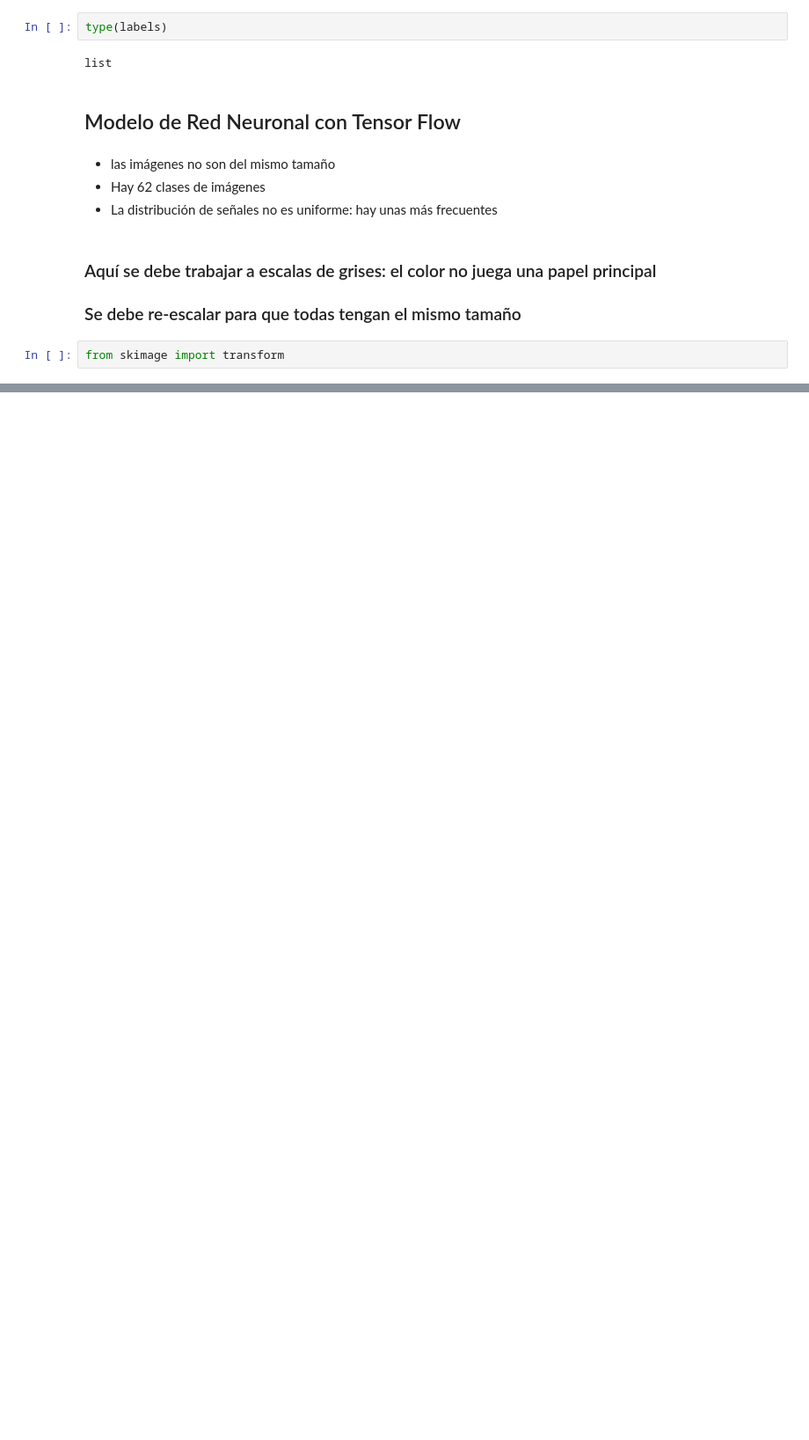
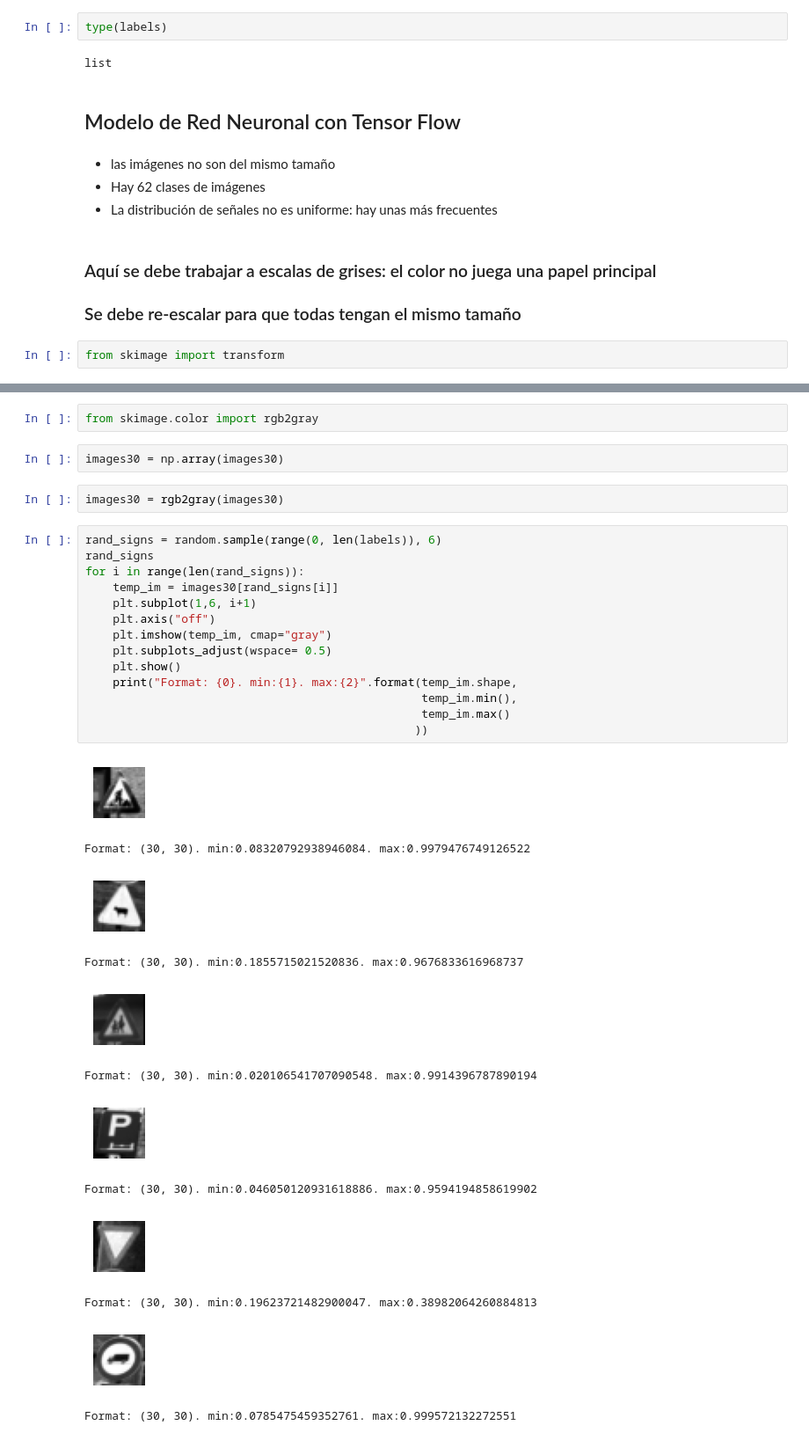
Before and after one commit to Chefi/python-ml-course, a Jupyter notebook: notebooks/Introduccion a Tensor Flow Mi Notebook.ipynb, the cells around one changed output, grey strips where cells are left out. Shown at 88% size. Drawn from its saved outputs; the diff is of its cells as text; blank space fills up the shorter version.

```diff
--- a/notebooks/Introduccion a Tensor Flow Mi Notebook.ipynb
+++ b/notebooks/Introduccion a Tensor Flow Mi Notebook.ipynb
@@ -347,0 +408,33 @@ from skimage import transform
+# %%
+from skimage.color import rgb2gray
+# %%
+images30 = np.array(images30)
+# %%
+images30 = rgb2gray(images30)
+# %%
+rand_signs = random.sample(range(0, len(labels)), 6)
+rand_signs
+for i in range(len(rand_signs)):
+    temp_im = images30[rand_signs[i]]
+    plt.subplot(1,6, i+1)
+    plt.axis("off")
+    plt.imshow(temp_im, cmap="gray")
+    plt.subplots_adjust(wspace= 0.5)
+    plt.show()
+    print("Format: {0}. min:{1}. max:{2}".format(temp_im.shape,
+                                                 temp_im.min(),
+                                                 temp_im.max()
+                                                ))
+# %% [output]
+[figure, added]
+Format: (30, 30). min:0.08320792938946084. max:0.9979476749126522
+[figure, added]
+Format: (30, 30). min:0.1855715021520836. max:0.9676833616968737
+[figure, added]
+Format: (30, 30). min:0.020106541707090548. max:0.9914396787890194
+[figure, added]
+Format: (30, 30). min:0.046050120931618886. max:0.9594194858619902
+[figure, added]
+Format: (30, 30). min:0.19623721482900047. max:0.38982064260884813
+[figure, added]
+Format: (30, 30). min:0.0785475459352761. max:0.999572132272551
```
Also changed, not shown: parts of 36 cells of this notebook, 1 other file.
